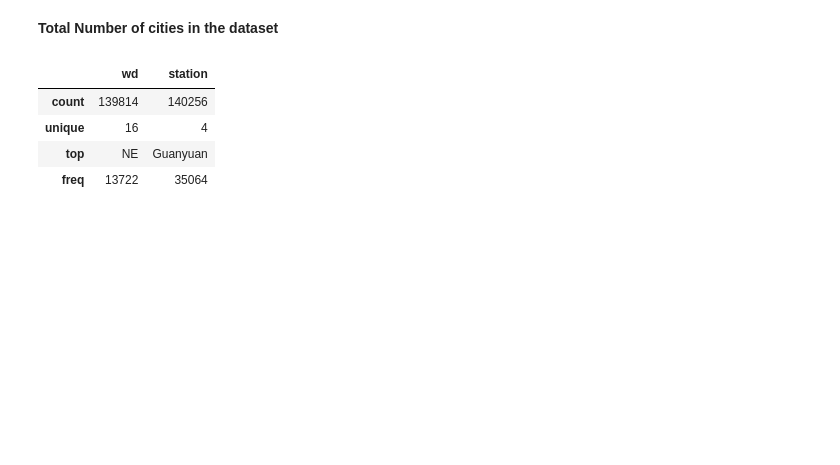
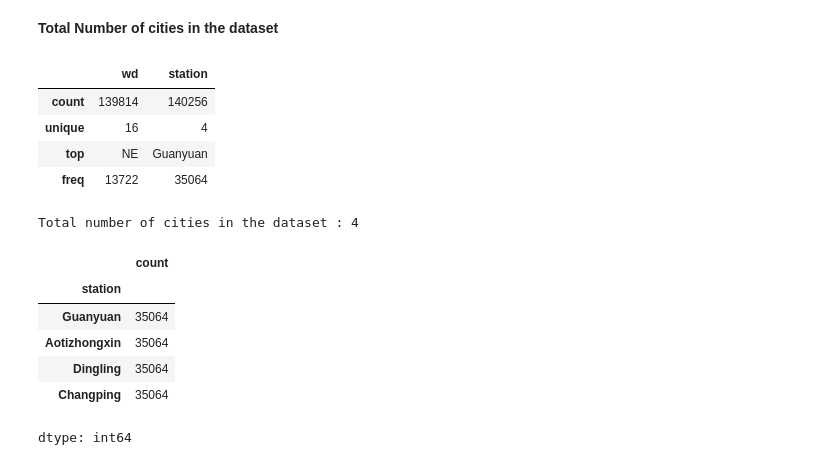
Before and after one commit to Myinnocent/CMP7005-ASSESS, a Jupyter notebook: Untitled7.ipynb, the cells around one changed output. Drawn from its saved outputs; the diff is of its cells as text; code cells hidden in the pictures; blank space fills up the shorter version.

Commit message:
The four citing in the dataset

```diff
--- a/Untitled7.ipynb
+++ b/Untitled7.ipynb
@@ -153,3 +153,16 @@ df.describe(include='object')
 | unique | 16 | 4 |
 | top | NE | Guanyuan |
 | freq | 13722 | 35064 |
+# %%
+station = df['station'].value_counts()
+print(f'Total number of cities in the dataset : {len(station)}')
+station
+# %% [output]
+Total number of cities in the dataset : 4
+|  | count |
+| station |  |
+| Guanyuan | 35064 |
+| Aotizhongxin | 35064 |
+| Dingling | 35064 |
+| Changping | 35064 |
+dtype: int64
```
